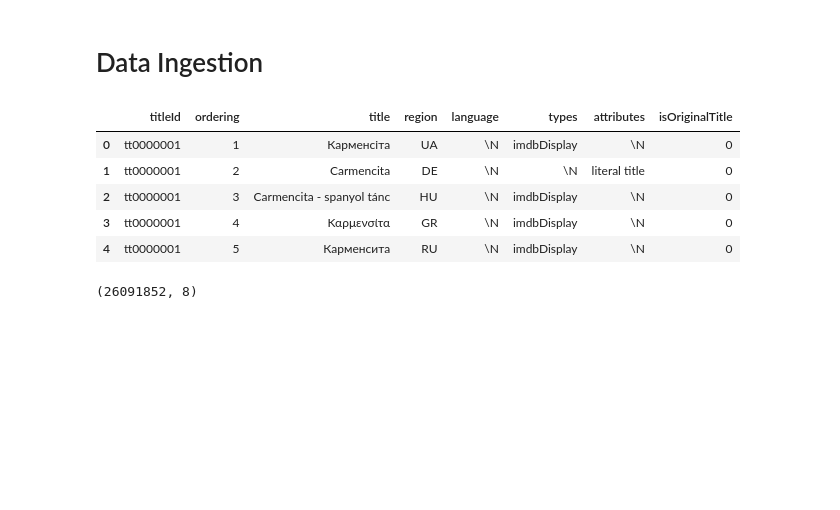
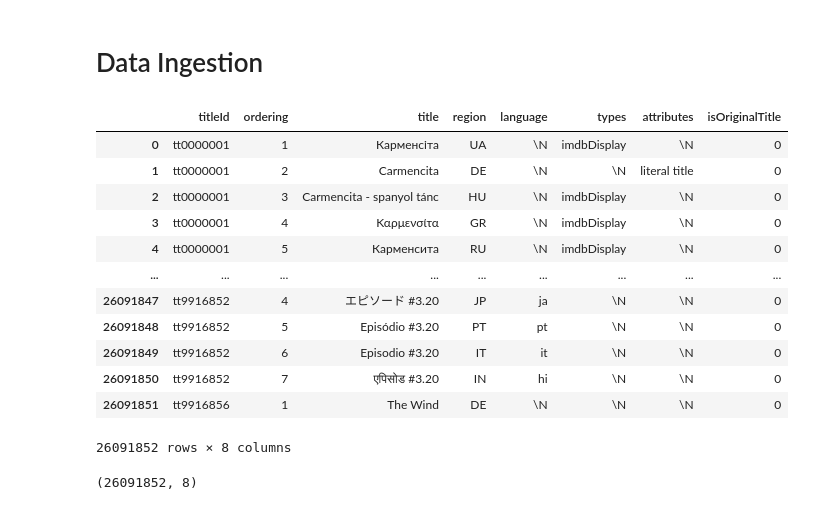
Before and after one commit to padili513/movie-recommendation-engine, a Jupyter notebook: recommendation_engine.ipynb, the cells around one changed output. Cells and saved outputs as stored; diff of their text form; code cells hidden in the pictures; blank space fills up the shorter version.

```diff
--- a/recommendation_engine.ipynb
+++ b/recommendation_engine.ipynb
@@ -3,9 +3,6 @@
 # %%
 # pandas for data manipuation
 import pandas as pd
-
-# Make pandas display all the rows instead of truncate
-pd.set_option('display.max_rows', None)
 
 # Turn off iscopy warnings
 pd.options.mode.chained_assignment = None
@@ -21,16 +18,23 @@ plt.style.use('ggplot')
 # %%
 # Import the akas data
 akas_df = pd.read_csv('data/title.akas.tsv.gz', sep='\t', low_memory=False)
 
 # Review first few records to verify import
-akas_df.head()
+akas_df
 # %% [output]
 |  | titleId | ordering | title | region | language | types | attributes | isOriginalTitle |
 | 0 | tt0000001 | 1 | Карменсіта | UA | \N | imdbDisplay | \N | 0 |
 | 1 | tt0000001 | 2 | Carmencita | DE | \N | \N | literal title | 0 |
 | 2 | tt0000001 | 3 | Carmencita - spanyol tánc | HU | \N | imdbDisplay | \N | 0 |
 | 3 | tt0000001 | 4 | Καρμενσίτα | GR | \N | imdbDisplay | \N | 0 |
 | 4 | tt0000001 | 5 | Карменсита | RU | \N | imdbDisplay | \N | 0 |
+| ... | ... | ... | ... | ... | ... | ... | ... | ... |
+| 26091847 | tt9916852 | 4 | エピソード #3.20 | JP | ja | \N | \N | 0 |
+| 26091848 | tt9916852 | 5 | Episódio #3.20 | PT | pt | \N | \N | 0 |
+| 26091849 | tt9916852 | 6 | Episodio #3.20 | IT | it | \N | \N | 0 |
+| 26091850 | tt9916852 | 7 | एपिसोड #3.20 | IN | hi | \N | \N | 0 |
+| 26091851 | tt9916856 | 1 | The Wind | DE | \N | \N | \N | 0 |
+26091852 rows × 8 columns
 # %%
 akas_df.shape
 # %% [output]
```
Also changed, not shown: parts of 12 cells of this notebook.
